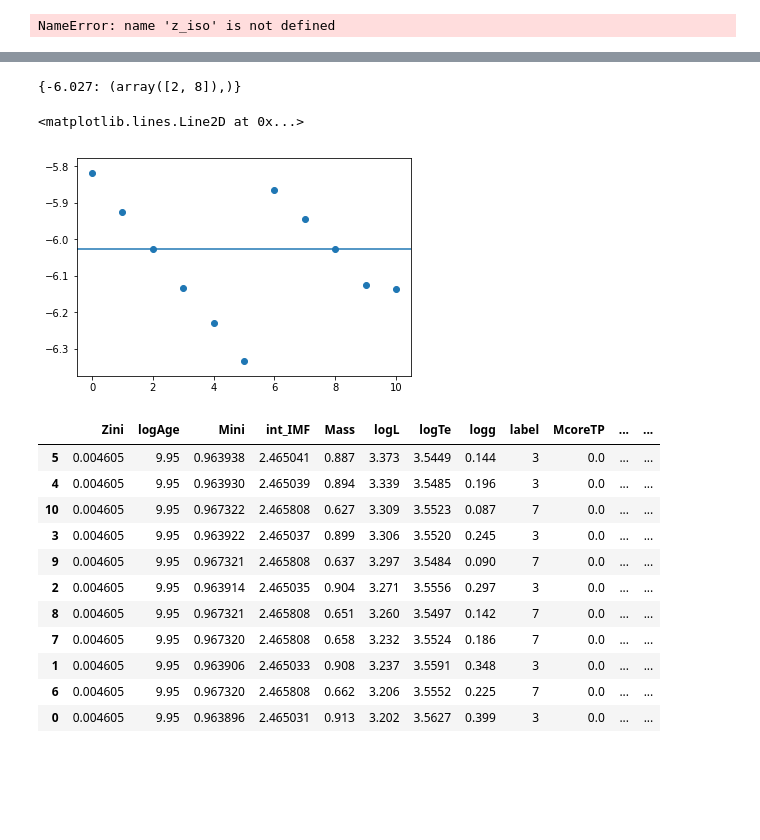
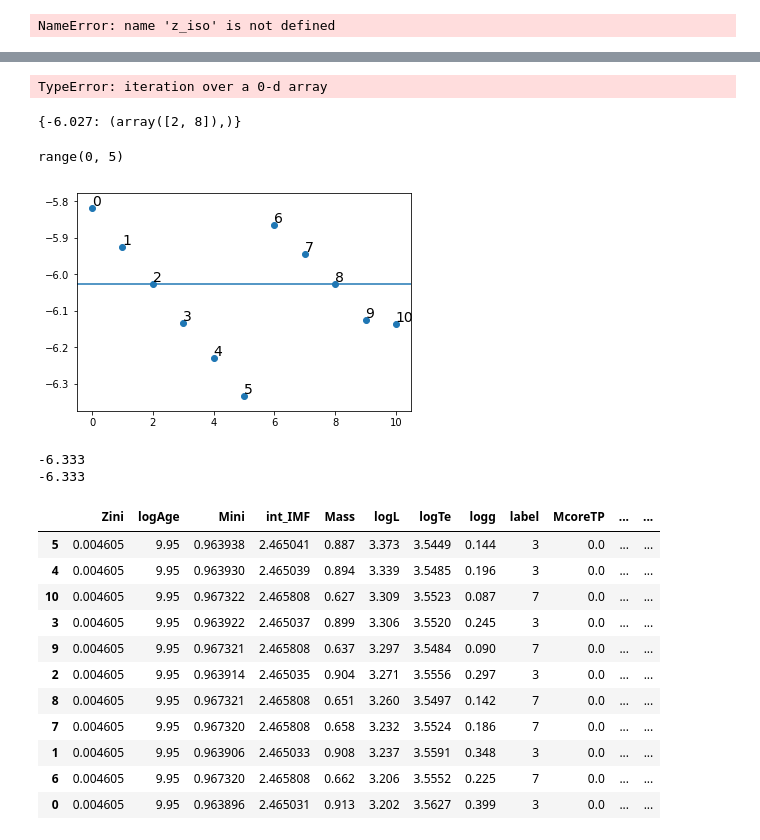
Before and after one commit to JoshuaPovick/depLMC_Structure, a Jupyter notebook: Calculate_Stellar_Field_Mass.ipynb, the cells around one changed output, grey strips where cells are left out. Saved outputs shown, nothing was run; the diff lists cells and outputs as text; code cells hidden in the pictures; blank space fills up the shorter version.

```diff
--- a/Calculate_Stellar_Field_Mass.ipynb
+++ b/Calculate_Stellar_Field_Mass.ipynb
@@ -163,14 +199,33 @@ NameError: name 'z_iso' is not defined
+# %%
+list(ex(minabsH))
+# %% [output]
+TypeError: iteration over a 0-d array
 # %%
 a,b = dups(parsec[single_iso]['Hmag'])
 print(b)
 # %% [output]
 {-6.027: (array([2, 8]),)}
-# %%
-plt.scatter(range(len(parsec[single_iso]['Hmag'])),parsec[single_iso]['Hmag'])
-plt.axhline(-6.027)
-# %% [output]
-<matplotlib.lines.Line2D at 0x...>
-[figure, removed]
+# %%
+test = np.where(parsec[single_iso]['Hmag']==min(parsec[single_iso]['Hmag']))
+
+range(10)[0:int(np.squeeze(test))]
+# %% [output]
+range(0, 5)
+# %%
+plt.scatter(range(len(parsec[single_iso]['Hmag'])),parsec[single_iso]['Hmag'])
+for j in range(len(parsec[single_iso])):
+    plt.text(range(len(parsec[single_iso]['Hmag']))[j]*(1.0-0.001),
+             parsec[single_iso]['Hmag'][j]*(1.0-0.001),range(len(parsec[single_iso]))[j],
+             fontsize=14)
+plt.axhline(-6.027)
+plt.show()
+
+print(min(parsec[single_iso]['Hmag']))
+print(parsec[single_iso]['Hmag'][5])
+# %% [output]
+[figure, added]
+-6.333
+-6.333
 # %%
 import pandas as pd
 # %%
```
Also changed, not shown: parts of 5 cells of this notebook.
